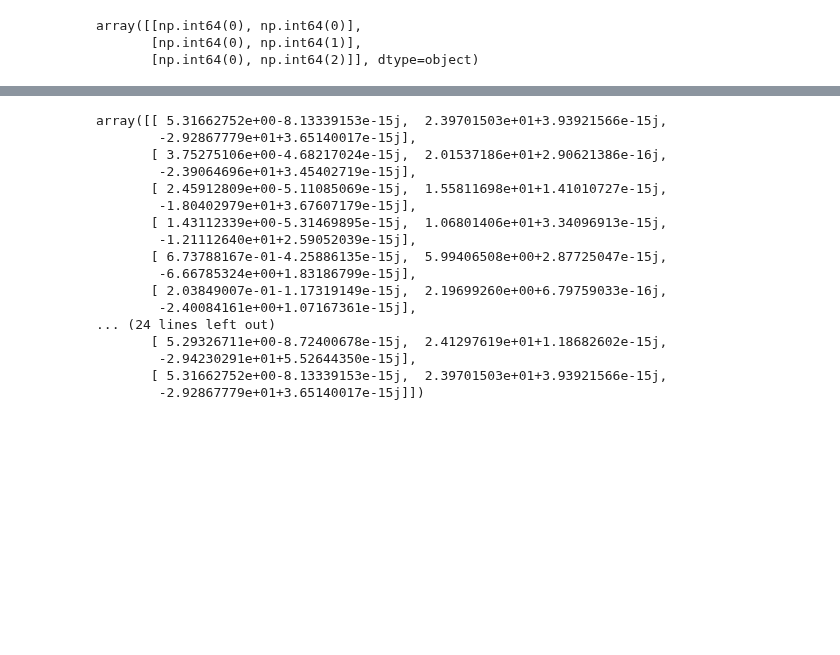
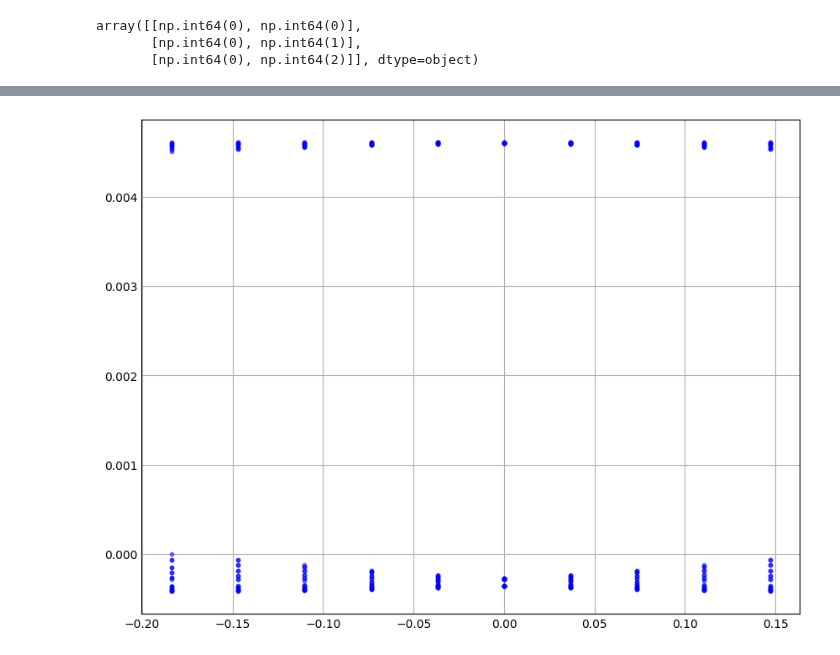
Before and after one commit to ChriGomm/master, a Jupyter notebook: numerics/dip_dip.ipynb, the cells around one changed output, grey strips where cells are left out. Saved outputs shown, nothing was run; the diff lists cells and outputs as text; code cells hidden in the pictures; blank space fills up the shorter version.

```diff
--- a/numerics/dip_dip.ipynb
+++ b/numerics/dip_dip.ipynb
@@ -806,20 +785,61 @@ False
 # %%
-eigs
+k1 = 2*np.pi/3*np.array([-1,np.sqrt(3),0])
+k2 = 4*np.pi/3*np.array([1,0,0])
+
+fig, ax = plt.subplots(figsize=(8, 6))
+
+grid_size = 10
+
+k_index = np.arange(-grid_size//2,grid_size//2)/grid_size
+eigenvals = np.zeros((6,grid_size,grid_size))
+eigenvals2 = np.zeros((3,grid_size,grid_size))
+for i in range(-grid_size//2,grid_size//2):
+    for j in range(-grid_size//2,grid_size//2):
+
+        k = i/grid_size * k1 + j/grid_size * k2
+        dmat = D_mat(k,bare_interaction_coulomb,bare_interaction_coulomb_onsite,10)
+        # dmat = D_mat(k)
+        # dmat = D_mat(k,bare_interaction,no_onsite_interaction,6)
+        # dmat3 = D_mat_nn(k)
+        # dmat1 = np.zeros((3,3),dtype=complex)
+        # # dmat5 = np.zeros((3,3),dtype=complex)
+        # for h in range(3):
+        #         for l in range(3):
+        #                 dmat1[h,l] = dmat[h,l]+ dmat[h+3,l] +dmat[h,l+3] + dmat[h+3,l+3]
+        #                 # dmat5[h,l] = dmat3[h,l]+ dmat3[h+3,l] +dmat3[h,l+3] + dmat3[h+3,l+3]
+
+        eigvals, eigvecs = np.linalg.eig(dmat)
+        # eigs = sort_eigenvalues(eigvals, eigvecs)
+        eigenvals[:, i, j] = sorted(np.real(eigvals[:]) )
+        # k2 = (i+1/2)/grid_size * k1 + (j+1/2)/grid_size * k2
+        # dmat2 = D_mat(k2,bare_interaction_coulomb,bare_interaction_coulomb_onsite)
+        # dmat = D_mat(k)
+        # eigvals2, eigvecs2 = np.linalg.eig(dmat2)
+        # eigs = sort_eigenvalues(eigvals, eigvecs)
+        # eigenvals2[:, i, j] = sorted(np.real(eigvals2[:]) )
+for h in range(3):
+    for j in range(grid_size):
+
+            ax.scatter(2/np.pi/np.sqrt(3)*k_index, eigenvals[h, :, j], color='blue', s=10, alpha=0.5)
+        #     ax.scatter(2/np.pi/np.sqrt(3)*k_index, eigenvals2[h, :, j], color='red', s=10, alpha=0.5)
+
+plt.show()
+
+# k_index = np.arange(1,grid_size+1)/grid_size
+# eigenvals = np.zeros((6*grid_size**2,grid_size))
+# for i in range(grid_size):
+
+#         k = i/grid_size * k1 + j/grid_size * k2
+#         dmat = interaction_matrix(k_index[i])
+#         eigvals, eigvecs = np.linalg.eig(dmat)
+#         print(eigvals.shape)
+#         break
+
+# for h in range(6):
+#     for j in range(grid_size):
+
+#             ax.scatter(2/np.pi/np.sqrt(3)*k_index, eigenvals[h, :, j], color='blue', s=10, alpha=0.5)
+
+# plt.show()
 # %% [output]
-array([[ 5.31662752e+00-8.13339153e-15j,  2.39701503e+01+3.93921566e-15j,
-        -2.92867779e+01+3.65140017e-15j],
-       [ 3.75275106e+00-4.68217024e-15j,  2.01537186e+01+2.90621386e-16j,
-        -2.39064696e+01+3.45402719e-15j],
-       [ 2.45912809e+00-5.11085069e-15j,  1.55811698e+01+1.41010727e-15j,
-        -1.80402979e+01+3.67607179e-15j],
-       [ 1.43112339e+00-5.31469895e-15j,  1.06801406e+01+3.34096913e-15j,
-        -1.21112640e+01+2.59052039e-15j],
-       [ 6.73788167e-01-4.25886135e-15j,  5.99406508e+00+2.87725047e-15j,
-        -6.66785324e+00+1.83186799e-15j],
-       [ 2.03849007e-01-1.17319149e-15j,  2.19699260e+00+6.79759033e-16j,
-        -2.40084161e+00+1.07167361e-15j],
-... (24 lines left out)
-       [ 5.29326711e+00-8.72400678e-15j,  2.41297619e+01+1.18682602e-15j,
-        -2.94230291e+01+5.52644350e-15j],
-       [ 5.31662752e+00-8.13339153e-15j,  2.39701503e+01+3.93921566e-15j,
-        -2.92867779e+01+3.65140017e-15j]])
+[figure, added]
```
Also changed, not shown: parts of 15 cells of this notebook.
